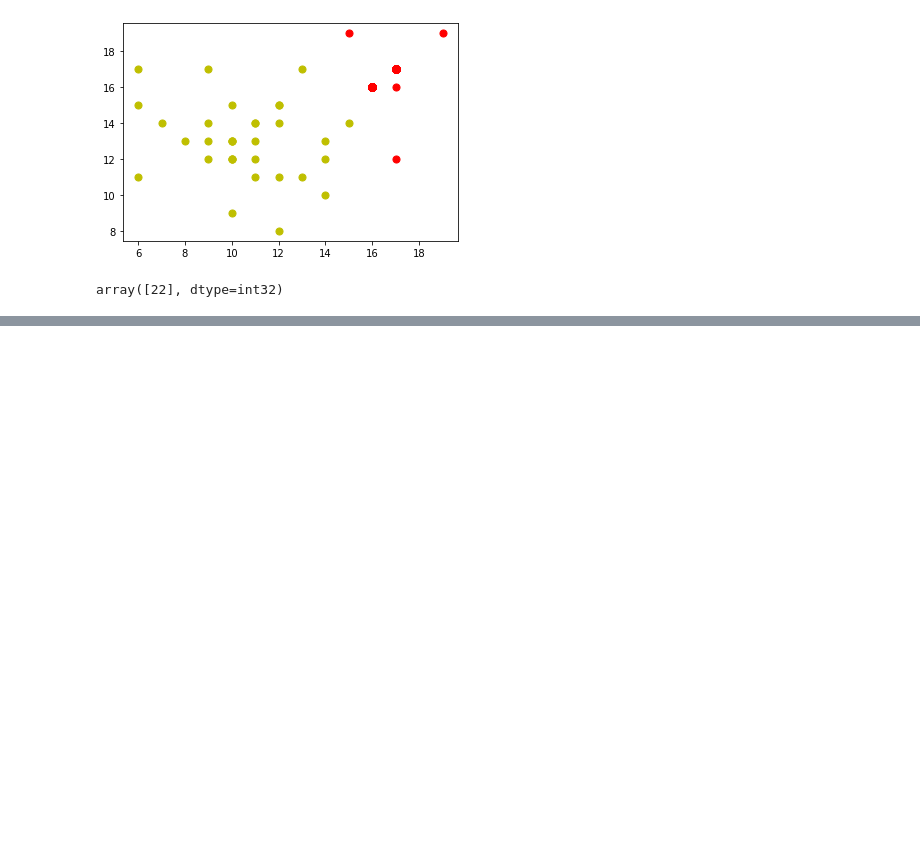
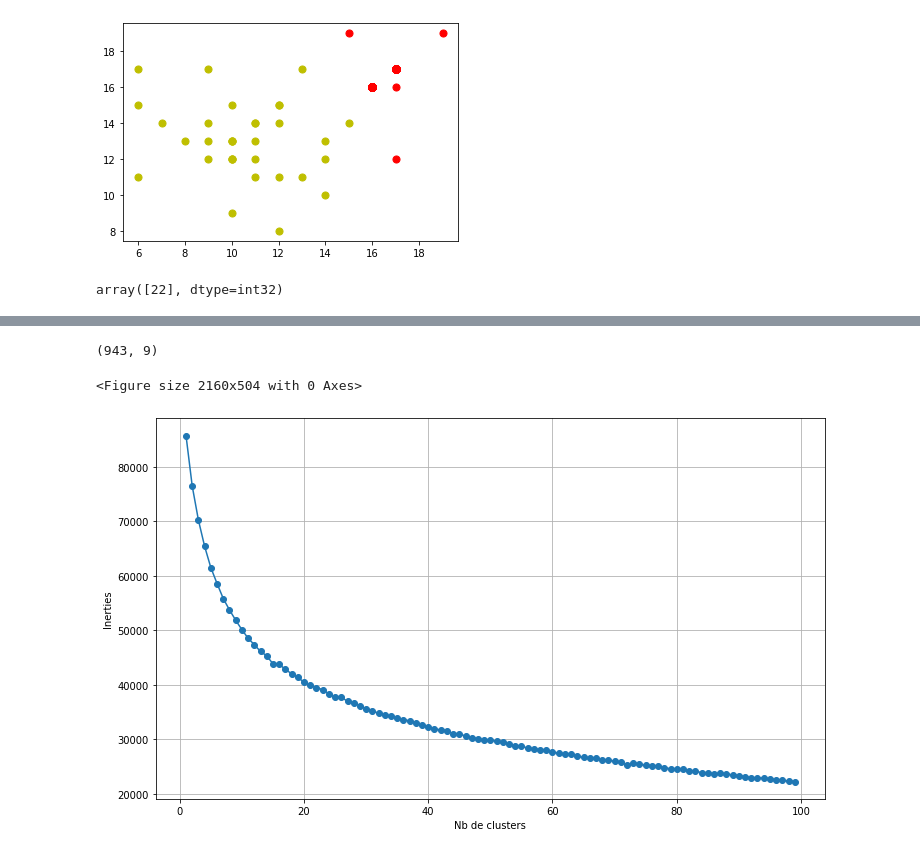
Before and after one commit to PapaBaGAYE/PAS_Challenge_SDA, a Jupyter notebook: Clustering.ipynb, the cells around one changed output, grey strips where cells are left out. Saved outputs shown, nothing was run; the diff lists cells and outputs as text; code cells hidden in the pictures; blank space fills up the shorter version.

```diff
--- a/Clustering.ipynb
+++ b/Clustering.ipynb
@@ -154,3 +206,7 @@ C.predict([12, 16, 11, 11, 12, 14, 17, 14.15])
 array([22], dtype=int32)
 # %%
 C.exportAsPickle("model_S2")
+# %%
+path_data = "/content/releve_de_1000_etudiants_series_L2.csv"
+data_l = pd.read_csv(path_data)
+data_l
@@ -156,0 +227,13 @@ C.exportAsPickle("model_S2")
+# %%
+data_l["Moy"] = round(( data_l.Philo*6	+ data_l.HG*6 + data_l.Fr*5	+ data_l.Anglais*4 + data_l.LV2*2 + data_l.PC_SVT*2 + data_l.Maths*2 + data_l.Oral_LV1) / 28, 2)
+# %%
+data_l = data_l[data_l["Moy"] >= 10]
+# %%
+data_l.shape
+# %% [output]
+(943, 9)
+# %%
+optimize_k_mean(data_l, 100)
+# %% [output]
+<Figure size 2160x504 with 0 Axes>
+[figure, added]
```
Also changed, not shown: parts of 11 cells of this notebook.
